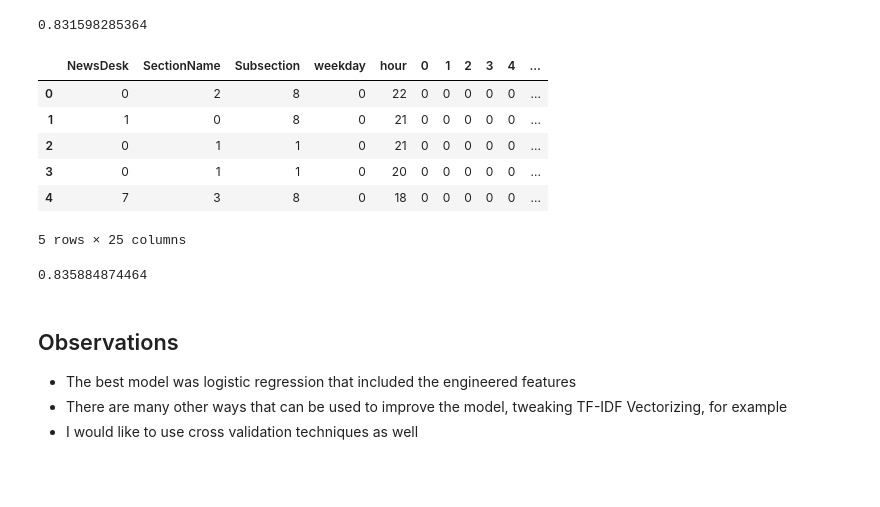
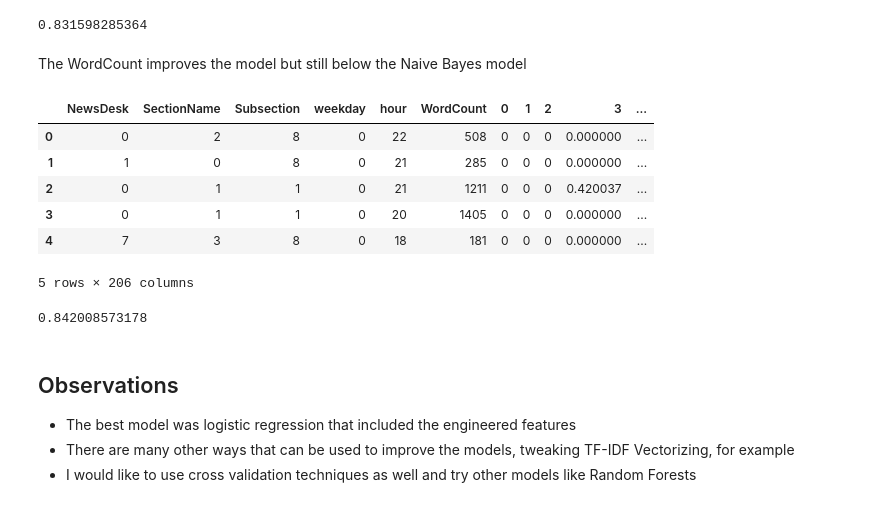
Before and after one commit to mapfumo/nytimes_bog_popularity, a Jupyter notebook: ipython_notebook.ipynb, the cells around one changed output. Drawn from its saved outputs; the diff is of its cells as text; code cells hidden in the pictures; blank space fills up the shorter version.

```diff
--- a/ipython_notebook.ipynb
+++ b/ipython_notebook.ipynb
@@ -153,7 +153,7 @@ corpus.head()
 Name: all_text, dtype: object
 # %%
 vectorizer = TfidfVectorizer(stop_words=stopset, analyzer='word',
-                             lowercase=True, max_features=20, use_idf=True, ngram_range=(1,3), max_df=0.3)
+                             lowercase=True, max_features=200, use_idf=True, ngram_range=(1,3), max_df=0.3)
 word_matrix = vectorizer.fit_transform(corpus)
 # %%
 word_matrix[0]
@@ -225,6 +252,8 @@ predicted = model.predict(X_test)
 print metrics.accuracy_score(y_test, predicted)
 # %% [output]
 0.831598285364
+# %% [markdown]
+The WordCount improves the model but still below the Naive Bayes model
 # %%
 # Including other factors
 # Encoding textual data into numerical format understood by scikit-learn
@@ -238,17 +267,17 @@ subsection = label_encoder_sub_section_name.fit_transform(dataset.SubsectionName
 # %%
 X = pd.concat([pd.DataFrame(news_desk, columns=["NewsDesk"]),
            pd.DataFrame(section_name, columns=["SectionName"]),
            pd.DataFrame(subsection, columns=["Subsection"]),
-          dataset[['weekday', 'hour']], pd.DataFrame(word_matrix.toarray())], axis=1)
+          dataset[['weekday', 'hour', 'WordCount']], pd.DataFrame(word_matrix.toarray())], axis=1)
 X.head()
 # %% [output]
-|  | NewsDesk | SectionName | Subsection | weekday | hour | 0 | 1 | 2 | 3 | 4 | ... |
-| 0 | 0 | 2 | 8 | 0 | 22 | 0 | 0 | 0 | 0 | 0 | ... |
-| 1 | 1 | 0 | 8 | 0 | 21 | 0 | 0 | 0 | 0 | 0 | ... |
-| 2 | 0 | 1 | 1 | 0 | 21 | 0 | 0 | 0 | 0 | 0 | ... |
-| 3 | 0 | 1 | 1 | 0 | 20 | 0 | 0 | 0 | 0 | 0 | ... |
-| 4 | 7 | 3 | 8 | 0 | 18 | 0 | 0 | 0 | 0 | 0 | ... |
+|  | NewsDesk | SectionName | Subsection | weekday | hour | WordCount | 0 | 1 | 2 | 3 | ... |
+| 0 | 0 | 2 | 8 | 0 | 22 | 508 | 0 | 0 | 0 | 0.000000 | ... |
+| 1 | 1 | 0 | 8 | 0 | 21 | 285 | 0 | 0 | 0 | 0.000000 | ... |
+| 2 | 0 | 1 | 1 | 0 | 21 | 1211 | 0 | 0 | 0 | 0.420037 | ... |
+| 3 | 0 | 1 | 1 | 0 | 20 | 1405 | 0 | 0 | 0 | 0.000000 | ... |
+| 4 | 7 | 3 | 8 | 0 | 18 | 181 | 0 | 0 | 0 | 0.000000 | ... |
-5 rows × 25 columns
+5 rows × 206 columns
 # %%
 X_train, X_test, y_train, y_test = train_test_split(X, dataset.Popular, random_state=99)
 model = LogisticRegression()
@@ -256,9 +285,9 @@ model = model.fit(X_train, y_train)
 predicted = model.predict(X_test)
 print metrics.accuracy_score(y_test, predicted)
 # %% [output]
-0.835884874464
+0.842008573178
 # %% [markdown]
 ## Observations
 * The best model was logistic regression that included the engineered features
-* There are many other ways that can be used to improve the model, tweaking TF-IDF Vectorizing, for example
-* I would like to use cross validation techniques as well
+* There are many other ways that can be used to improve the models, tweaking TF-IDF Vectorizing, for example
+* I would like to use cross validation techniques as well and try other models like Random Forests
```
Also changed, not shown: parts of 9 cells of this notebook.
